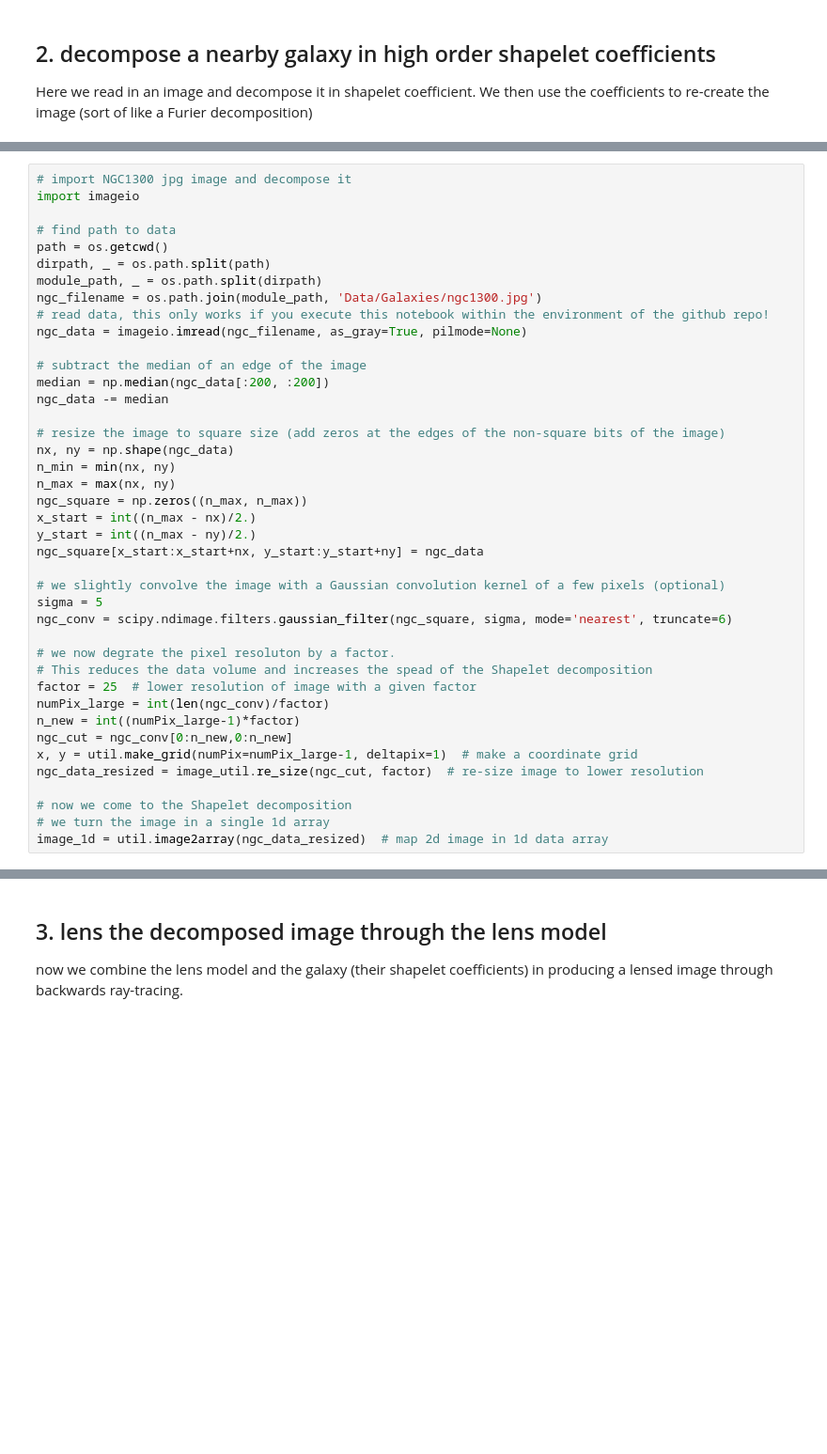
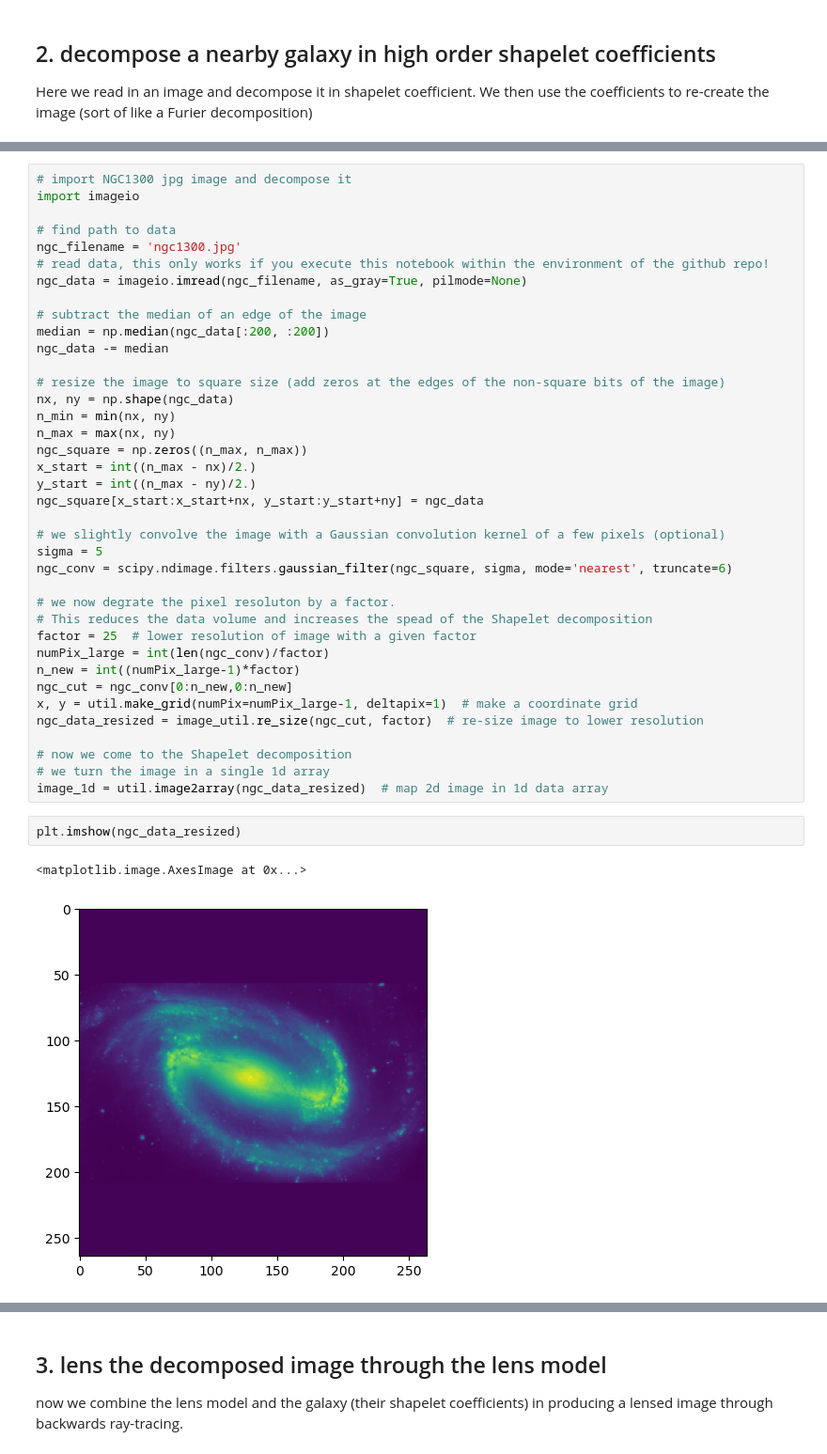
Before and after one commit to yashpatel5400/substructure, a Jupyter notebook: lenstronomy_example.ipynb, the cells around one changed output, grey strips where cells are left out. Shown: that part at 94% size. Drawn from its saved outputs; the diff is of its cells as text; blank space fills up the shorter version.

```diff
--- a/lenstronomy_example.ipynb
+++ b/lenstronomy_example.ipynb
@@ -119,10 +157,7 @@ Here we read in an image and decompose it in shapelet coefficient. We then use t
 import imageio
 
 # find path to data
-path = os.getcwd()
-dirpath, _ = os.path.split(path)
-module_path, _ = os.path.split(dirpath)
-ngc_filename = os.path.join(module_path, 'Data/Galaxies/ngc1300.jpg')
+ngc_filename = 'ngc1300.jpg'
 # read data, this only works if you execute this notebook within the environment of the github repo!
 ngc_data = imageio.imread(ngc_filename, as_gray=True, pilmode=None)
 
@@ -155,6 +190,11 @@ ngc_data_resized = image_util.re_size(ngc_cut, factor)  # re-size image to lower
 # now we come to the Shapelet decomposition
 # we turn the image in a single 1d array
 image_1d = util.image2array(ngc_data_resized)  # map 2d image in 1d data array
+# %%
+plt.imshow(ngc_data_resized)
+# %% [output]
+<matplotlib.image.AxesImage at 0x...>
+[figure, added]
 # %%
 # we define the shapelet basis set we want the image to decompose in
 n_max = 150  # choice of number of shapelet basis functions, 150 is a high resolution number, but takes long
```
Also changed, not shown: parts of 5 cells of this notebook, 1 other file.
